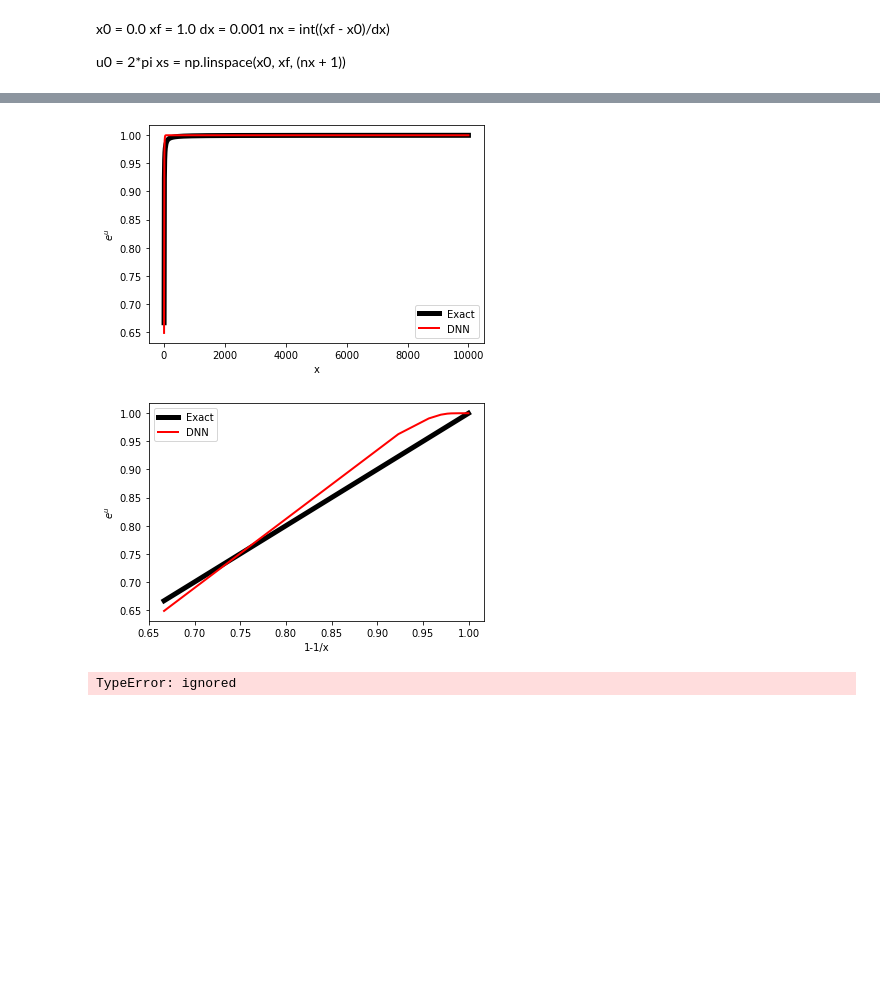
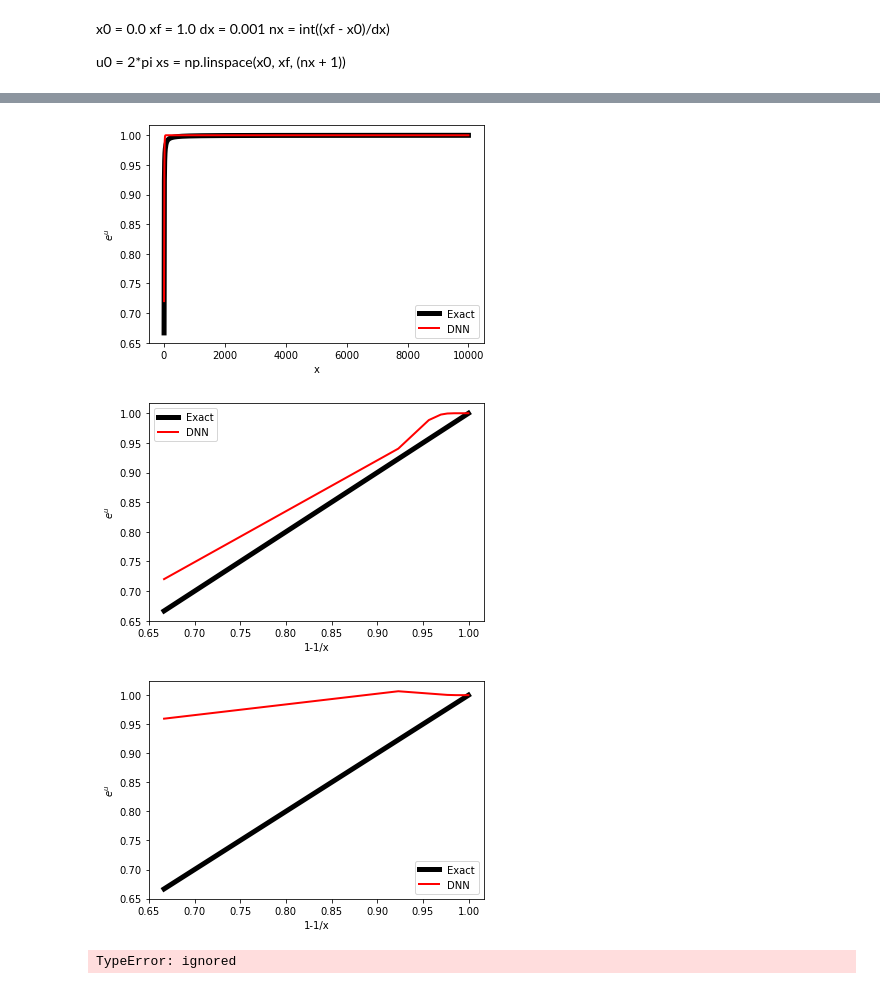
Before and after one commit to MeghnaDixit38/BTP, a Jupyter notebook: 1st_order_einstein_eq.ipynb, the cells around one changed output, grey strips where cells are left out. Cells and saved outputs as stored; diff of their text form; code cells hidden in the pictures; blank space fills up the shorter version.

```diff
--- a/1st_order_einstein_eq.ipynb
+++ b/1st_order_einstein_eq.ipynb
@@ -254,11 +319,15 @@ plt.show()
 # %%
-plot_solution(dnn, train_data)
+plot_solution(dnn_pinn, train_data)
 # %% [output]
-[figure, old version]
+[figure, new version]
 # %%
-plot_soln(dnn, train_data)
+plot_soln(dnn_pinn, train_data)
 # %% [output]
-[figure, old version]
+[figure, new version]
+# %%
+plot_soln(dnn_ritz, train_data)
+# %% [output]
+[figure, added]
 # %%
 n_test = 111
 test_data = UnitInterval(n_test)
```
Also changed, not shown: parts of 4 cells of this notebook.
